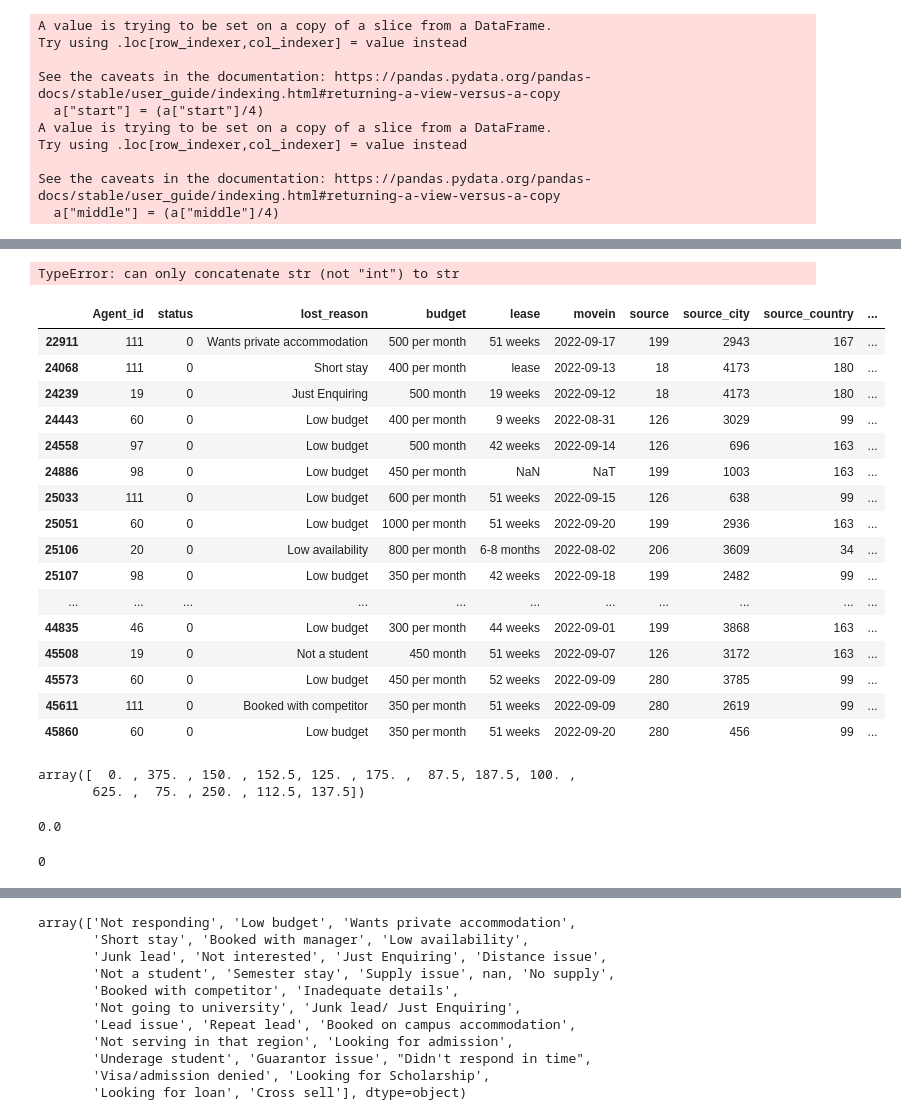
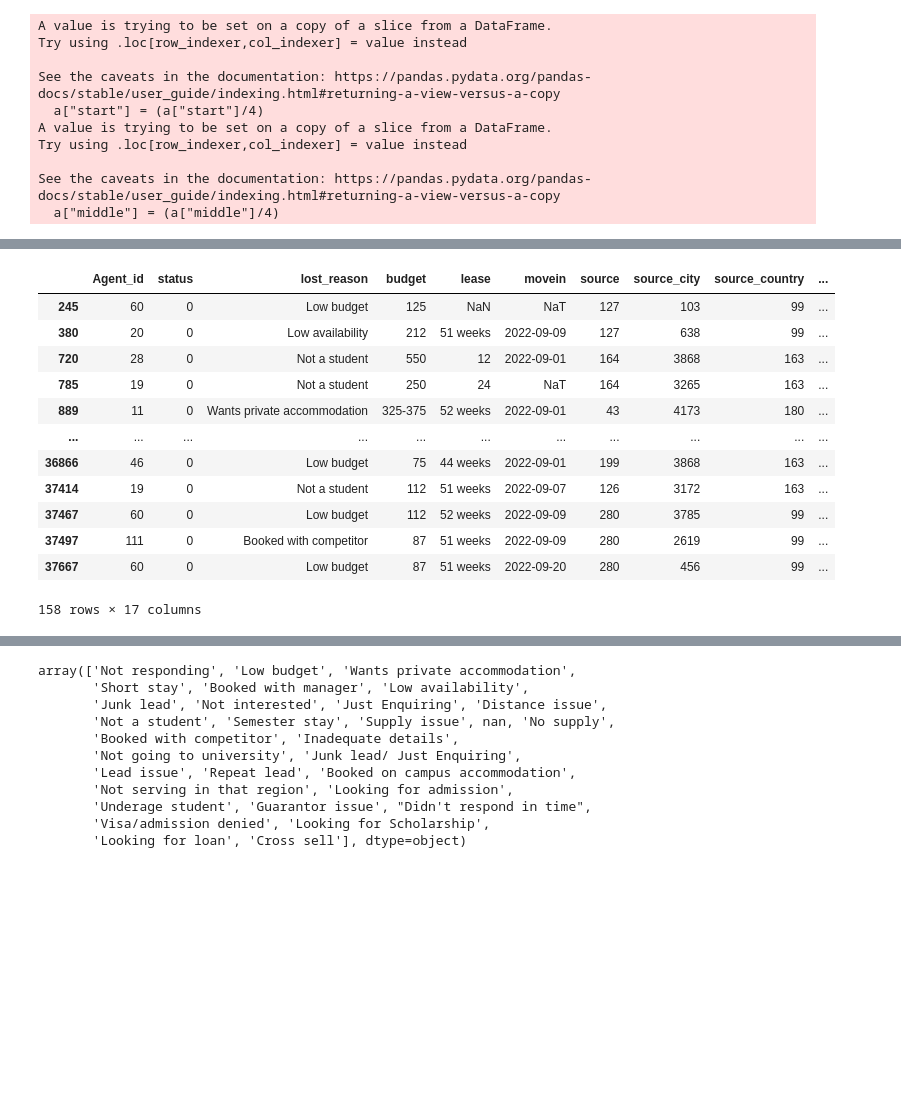
Before and after one commit to Shruti-Agrawal28/lead-score_model, a Jupyter notebook: lead scoring model.ipynb, the cells around one changed output, grey strips where cells are left out. Cells and saved outputs as stored; diff of their text form; code cells hidden in the pictures; blank space fills up the shorter version.

```diff
--- a/lead scoring model.ipynb
+++ b/lead scoring model.ipynb
@@ -303,0 +344,4 @@ See the caveats in the documentation: https://pandas.pydata.org/pandas-docs/stab
+# %%
+a["start"] = a["start"].str.replace("p","")
+a["start"] = a["start"].str.replace("a","")
+a["start"] = a["start"].str.replace("Per","")
@@ -363,2 +396,0 @@ numpy.float64
-# %%
-a["middle"] = a["middle"].astype(int)
@@ -386,40 +397,16 @@ for i in a["middle"]:
-# %%
-for i in a["middle"]:
-    if i > 0:
-        a["budget_"] = a["start"] + "-" +a["middle"]
-# %% [output]
-TypeError: can only concatenate str (not "int") to str
-# %%
-for i in a["middle"]:
-    if i == 0:
-        a["start"] = a["start"].astype(str)
-        a["middle"] = a["middle"].astype(str)
-        a["budget_"] = a["start"] + "-" + a["middle"]
-
-    else:
-        a["budget_"] = a["start"]
 # %%
-a.tail(60)
+a
 # %% [output]
 |  | Agent_id | status | lost_reason | budget | lease | movein | source | source_city | source_country | ... |
-| 22911 | 111 | 0 | Wants private accommodation | 500 per month | 51 weeks | 2022-09-17 | 199 | 2943 | 167 | ... |
-| 24068 | 111 | 0 | Short stay | 400 per month | lease | 2022-09-13 | 18 | 4173 | 180 | ... |
-| 24239 | 19 | 0 | Just Enquiring | 500 month | 19 weeks | 2022-09-12 | 18 | 4173 | 180 | ... |
-| 24443 | 60 | 0 | Low budget | 400 per month | 9 weeks | 2022-08-31 | 126 | 3029 | 99 | ... |
-| 24558 | 97 | 0 | Low budget | 500 month | 42 weeks | 2022-09-14 | 126 | 696 | 163 | ... |
-| 24886 | 98 | 0 | Low budget | 450 per month | NaN | NaT | 199 | 1003 | 163 | ... |
-| 25033 | 111 | 0 | Low budget | 600 per month | 51 weeks | 2022-09-15 | 126 | 638 | 99 | ... |
-| 25051 | 60 | 0 | Low budget | 1000 per month | 51 weeks | 2022-09-20 | 199 | 2936 | 163 | ... |
-| 25106 | 20 | 0 | Low availability | 800 per month | 6-8 months | 2022-08-02 | 206 | 3609 | 34 | ... |
-| 25107 | 98 | 0 | Low budget | 350 per month | 42 weeks | 2022-09-18 | 199 | 2482 | 99 | ... |
+| 245 | 60 | 0 | Low budget | 125 | NaN | NaT | 127 | 103 | 99 | ... |
+| 380 | 20 | 0 | Low availability | 212 | 51 weeks | 2022-09-09 | 127 | 638 | 99 | ... |
+| 720 | 28 | 0 | Not a student | 550 | 12 | 2022-09-01 | 164 | 3868 | 163 | ... |
+| 785 | 19 | 0 | Not a student | 250 | 24 | NaT | 164 | 3265 | 163 | ... |
+| 889 | 11 | 0 | Wants private accommodation | 325-375 | 52 weeks | 2022-09-01 | 43 | 4173 | 180 | ... |
 | ... | ... | ... | ... | ... | ... | ... | ... | ... | ... | ... |
-| 44835 | 46 | 0 | Low budget | 300 per month | 44 weeks | 2022-09-01 | 199 | 3868 | 163 | ... |
-| 45508 | 19 | 0 | Not a student | 450 month | 51 weeks | 2022-09-07 | 126 | 3172 | 163 | ... |
-| 45573 | 60 | 0 | Low budget | 450 per month | 52 weeks | 2022-09-09 | 280 | 3785 | 99 | ... |
-| 45611 | 111 | 0 | Booked with competitor | 350 per month | 51 weeks | 2022-09-09 | 280 | 2619 | 99 | ... |
-| 45860 | 60 | 0 | Low budget | 350 per month | 51 weeks | 2022-09-20 | 280 | 456 | 99 | ... |
+| 36866 | 46 | 0 | Low budget | 75 | 44 weeks | 2022-09-01 | 199 | 3868 | 163 | ... |
+| 37414 | 19 | 0 | Not a student | 112 | 51 weeks | 2022-09-07 | 126 | 3172 | 163 | ... |
+| 37467 | 60 | 0 | Low budget | 112 | 52 weeks | 2022-09-09 | 280 | 3785 | 99 | ... |
+| 37497 | 111 | 0 | Booked with competitor | 87 | 51 weeks | 2022-09-09 | 280 | 2619 | 99 | ... |
+| 37667 | 60 | 0 | Low budget | 87 | 51 weeks | 2022-09-20 | 280 | 456 | 99 | ... |
+158 rows × 17 columns
-# %%
-a.middle.unique()
-# %% [output]
-array([  0. , 375. , 150. , 152.5, 125. , 175. ,  87.5, 187.5, 100. ,
-       625. ,  75. , 250. , 112.5, 137.5])
@@ -428,8 +412,0 @@ array([  0. , 375. , 150. , 152.5, 125. , 175. ,  87.5, 187.5, 100. ,
-# %%
-a['middle'].values[0]
-# %% [output]
-0.0
-# %%
-int(a['middle'].values[0])
-# %% [output]
-0
```
Also changed, not shown: parts of 50 cells of this notebook, 1 other file.
